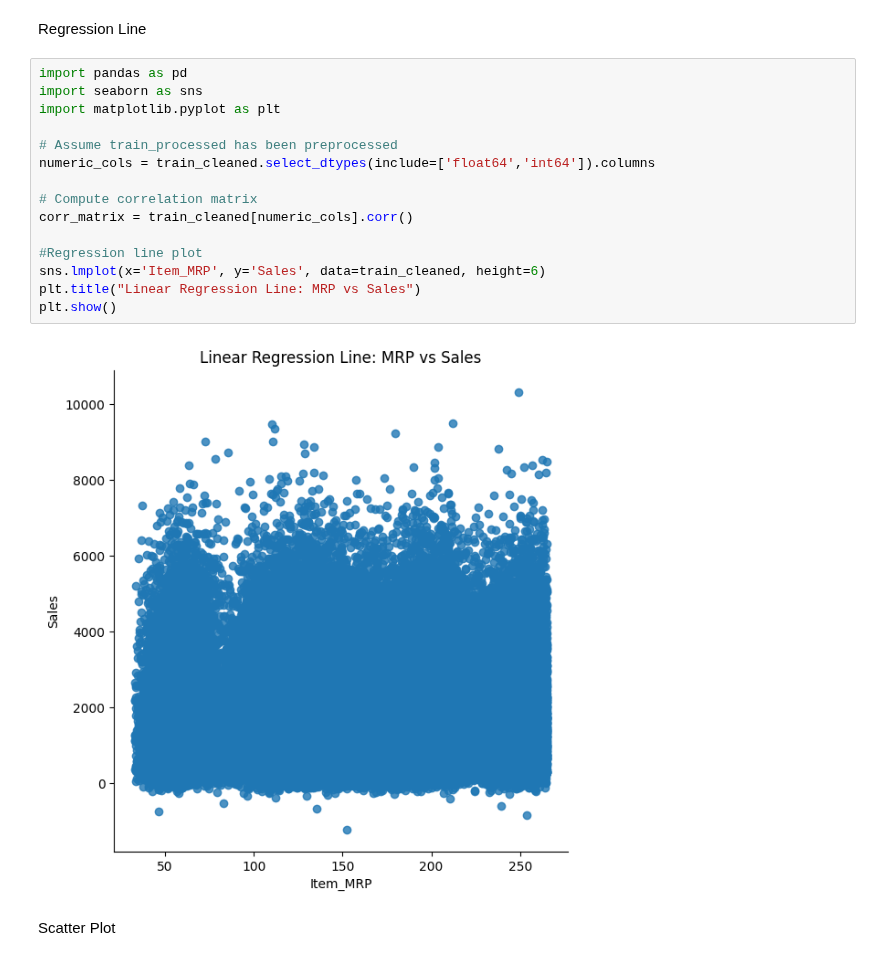
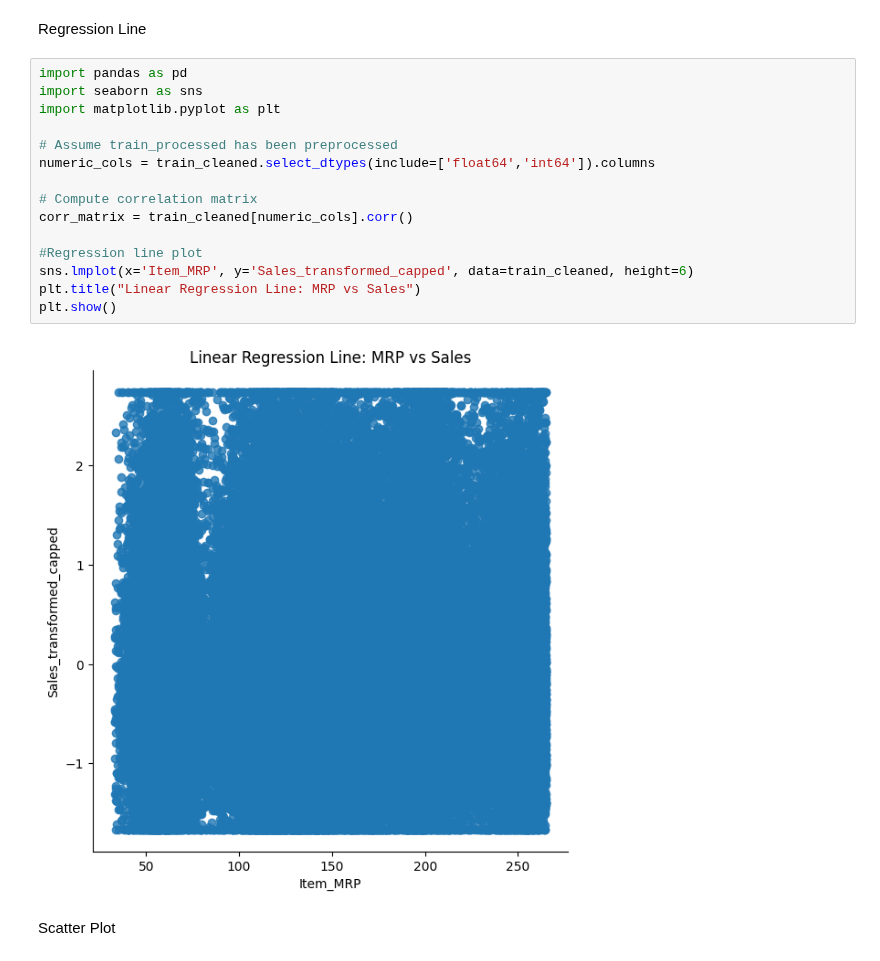
Before and after one commit to riwaz-joshi08/Supermarket_Data_Analysis, a Jupyter notebook: Supermarket_Data_Analysis.ipynb, the cells around one changed output. Cells and saved outputs as stored; diff of their text form.

```diff
--- a/Supermarket_Data_Analysis.ipynb
+++ b/Supermarket_Data_Analysis.ipynb
@@ -321,20 +321,20 @@ Regression Line
 # %%
 import pandas as pd
 import seaborn as sns
 import matplotlib.pyplot as plt
 
 # Assume train_processed has been preprocessed
 numeric_cols = train_cleaned.select_dtypes(include=['float64','int64']).columns
 
 # Compute correlation matrix
 corr_matrix = train_cleaned[numeric_cols].corr()
 
 #Regression line plot
-sns.lmplot(x='Item_MRP', y='Sales', data=train_cleaned, height=6)
+sns.lmplot(x='Item_MRP', y='Sales_transformed_capped', data=train_cleaned, height=6)
 plt.title("Linear Regression Line: MRP vs Sales")
 plt.show()
 # %% [output]
-[figure, old version]
+[figure, new version]
 # %% [markdown]
 Scatter Plot
 # %%
```
Also changed, not shown: parts of 22 cells of this notebook.
